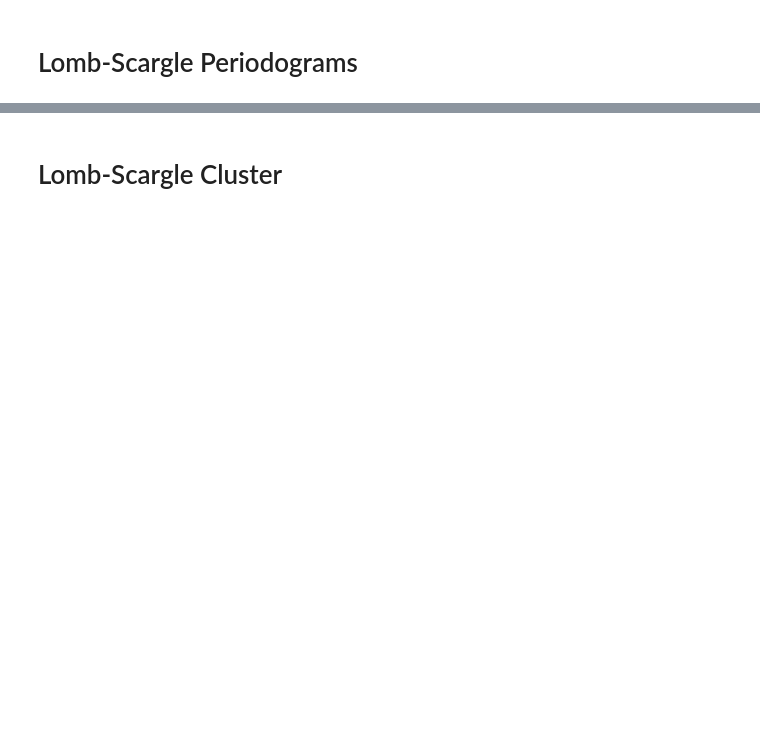
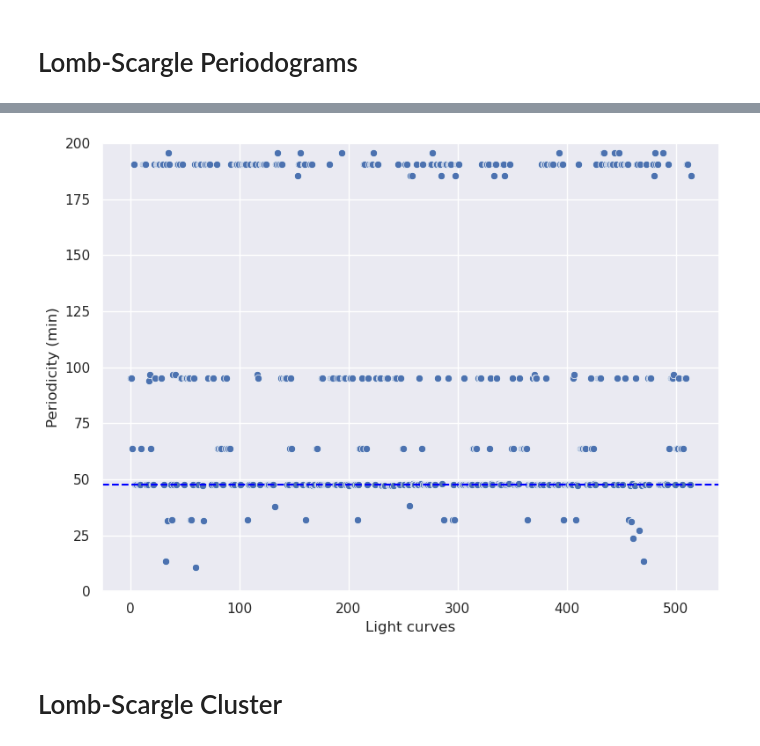
Before and after one commit to GuijonGustavo/Saggitarius-A-peridicity-Gamma-Rays, a Jupyter notebook: LombScargle_Periodograms_Clusters.ipynb, the cells around one changed output, grey strips where cells are left out. Saved outputs shown, nothing was run; the diff lists cells and outputs as text; code cells hidden in the pictures; blank space fills up the shorter version.

```diff
--- a/LombScargle_Periodograms_Clusters.ipynb
+++ b/LombScargle_Periodograms_Clusters.ipynb
@@ -133,0 +212,89 @@ No artists with labels found to put in legend.  Note that artists whose label st
+# %%
+import pandas as pd
+import numpy as np
+import seaborn as sns
+import matplotlib.pyplot as plt
+from scipy import stats
+
+# Establecer el estilo darkgrid de seaborn
+sns.set(style="darkgrid")
+
+# Paso 1: Leer los datos del archivo periodicidades.txt
+file_path = 'resultados_periodogramas_1_700_lombscargle.txt'  # Cambia esto por la ruta correcta de tu archivo
+
+periods_days = pd.read_csv(file_path, header=None, names=['period_days'])
+
+# Paso 2: Convertir las periodicidades de días a minutos
+periods_minutes = periods_days['period_days']  # * 24 * 60  # 1 día = 1440 minutos
+periods_minutes = periods_minutes.dropna()  # Filtrar valores NaN
+periods_days['period_minutes'] = periods_minutes
+
+# Paso 3: Cálculo de estadísticas básicas
+mean_minutes = periods_minutes.mean()
+median_minutes = periods_minutes.median()
+moda_minutes = periods_minutes.mode()
+std_minutes = periods_minutes.std()
+min_minutes = periods_minutes.min()
+max_minutes = periods_minutes.max()
+
+# Intervalo de confianza de la media usando la t-distribución (95%)
+conf_interval_mean = stats.t.interval(0.95, df=len(periods_minutes)-1, loc=mean_minutes, scale=std_minutes / np.sqrt(len(periods_minutes)))
+
+# Intervalo de confianza de la mediana usando bootstrap
+n_bootstraps = 10000
+bootstrapped_medians = np.median(np.random.choice(periods_minutes, (n_bootstraps, len(periods_minutes))), axis=1)
+conf_interval_median = np.percentile(bootstrapped_medians, [2.5, 97.5])
+
+# Imprimir los resultados
+print(f"Media de periodicidades: {mean_minutes:.2f} minutos")
+print(f"Mediana de periodicidades: {median_minutes:.2f} minutos")
+modas_formateadas = ', '.join([f"{moda:.2f}" for moda in moda_minutes])
+print(f"Modas de periodicidades: {modas_formateadas} minutos")
+print(f"Desviación estándar: {std_minutes:.2f} minutos")
+print(f"Periodicidad mínima: {min_minutes:.2f} minutos")
+print(f"Periodicidad máxima: {max_minutes:.2f} minutos")
+print(f"Intervalo de confianza de la media: {conf_interval_mean}")
+print(f"Intervalo de confianza de la mediana: {conf_interval_median}")
+
+# Paso 4: Generación de gráficos
+
+# Crear una figura con varios subplots
+
+
+# Gráfico 4: Gráfico de dispersión (scatter plot) con tendencia
+# Calcular los cuartiles
+Q1 = periods_minutes.quantile(0.25)
+Q3 = periods_minutes.quantile(0.75)
+IQR = Q3 - Q1
+
+# Definir los límites inferior y superior
+limite_inferior = Q1 - 1.5 * IQR
+limite_superior = Q3 + 1.5 * IQR
+
+# Filtrar los outliers
+periods_minutes_sin_outliers = periods_minutes[(periods_minutes >= limite_inferior) & (periods_minutes <= limite_superior)]
+
+# Graficar la tendencia sin outlie
+plt.figure(figsize=(8, 6))
+# sns.regplot(x=np.arange(len(periods_minutes_sin_outliers)), y=periods_minutes_sin_outliers, scatter=True, line_kws={"color": "red"})
+sns.scatterplot(x=np.arange(len(periods_minutes_sin_outliers)), y=periods_minutes_sin_outliers) #, scatter=True) #, line_kws={"color": "red"})
+# plt.title('Tendencia de las Periodicidades (en minutos)')
+plt.xlabel('Light curves')
+plt.ylabel('Periodicity (min)')
+plt.ylim(0, 200)  # Limitar el eje y a 200 minutos
+# plt.legend()
+
+# Agregar líneas horizontales para cada moda
+for moda in moda_minutes:
+    plt.axhline(y=moda, color='blue', linestyle='--', label=f'Moda: {moda:.2f} min')
+
+# Evitar etiquetas duplicadas en la leyenda
+handles, labels = plt.gca().get_legend_handles_labels()
+by_label = dict(zip(labels, handles))
+# plt.legend(by_label.values(), by_label.keys())
+
+# Ajustar los gráficos
+plt.tight_layout()
+plt.savefig("images/lombScargle_periodogram_modes_sample_1.png", format='png', dpi=300)
+plt.show()
+# %% [output]
@@ -134,3 +309,4 @@ No artists with labels found to put in legend.  Note that artists whose label st
+[figure, added]
 # %% [markdown]
 # Lomb-Scargle Cluster
 # %%
```
Also changed, not shown: parts of 5 cells of this notebook, 7 other files.
